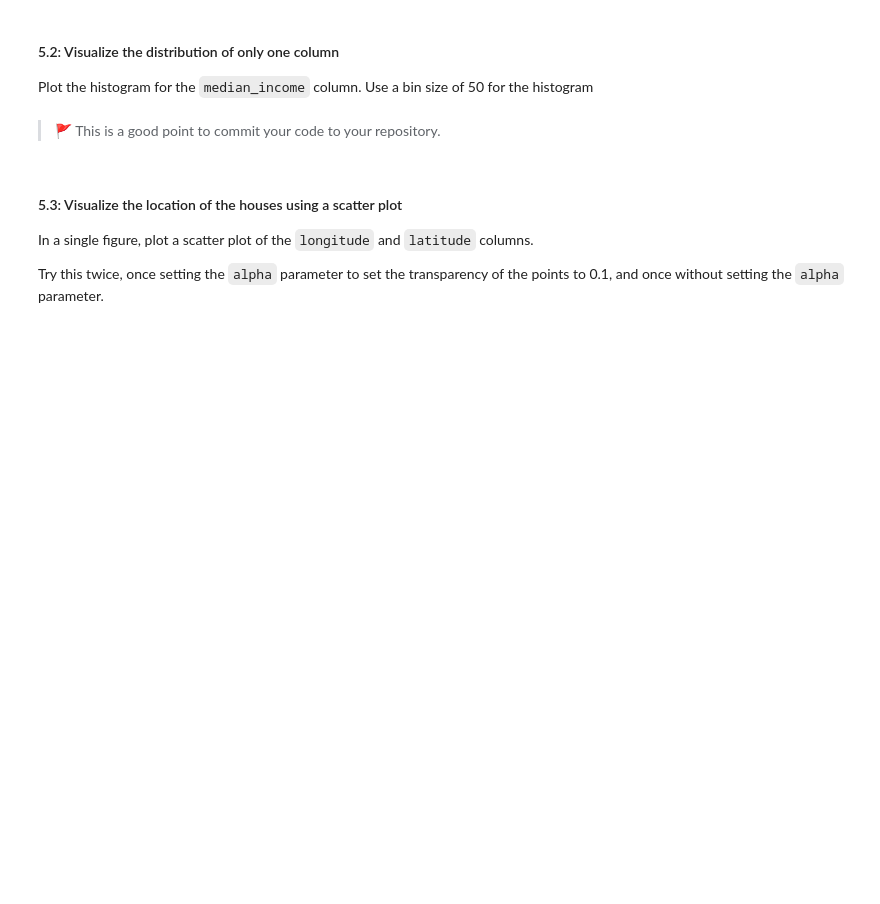
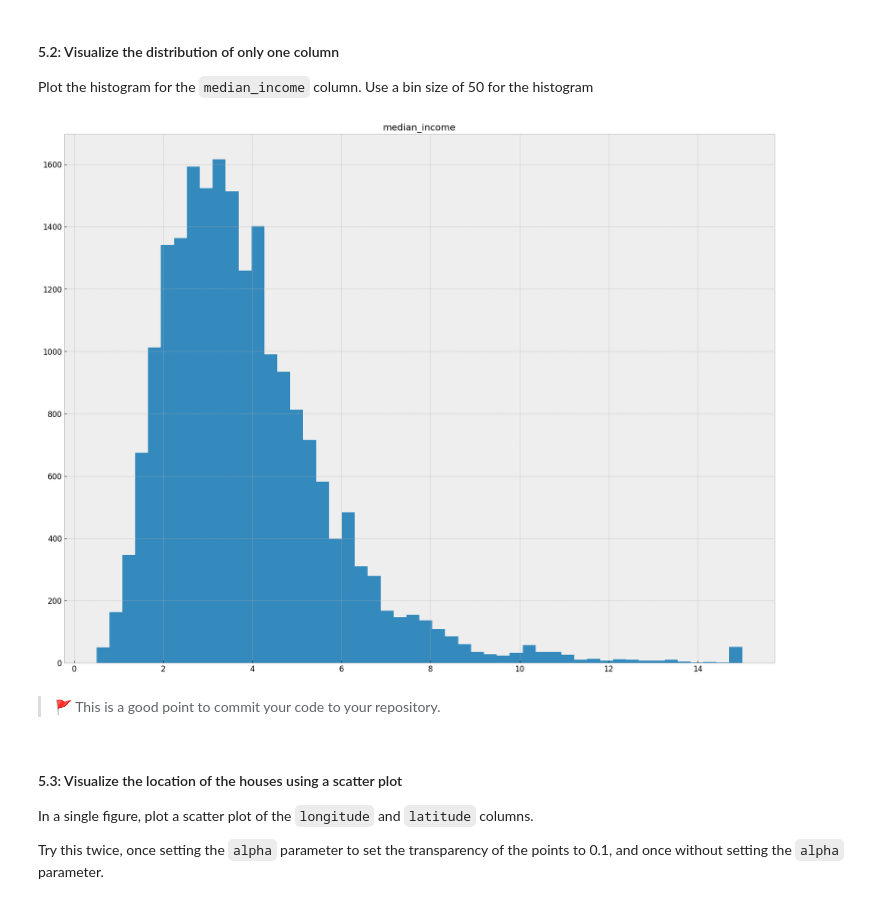
Before and after one commit to IT4063-Spring2025/eda-assignment-mungaiwm, a Jupyter notebook: notebook.ipynb, the cells around one changed output. Drawn from its saved outputs; the diff is of its cells as text; code cells hidden in the pictures; blank space fills up the shorter version.

```diff
--- a/notebook.ipynb
+++ b/notebook.ipynb
@@ -194,6 +196,10 @@ In a single figure, plot the histograms for all the numerical columns. Use a bin
 Plot the histogram for the `median_income` column. Use a bin size of 50 for the histogram
 # %%
 # 💻 plot a histogram of only the median_income
+housing.hist(column="median_income", bins=50, figsize=(20, 15))
+plt.show()
+# %% [output]
+[figure, added]
 # %% [markdown]
 > 🚩 This is a good point to commit your code to your repository.
 # %% [markdown]
```
Also changed, not shown: parts of 8 cells of this notebook.
